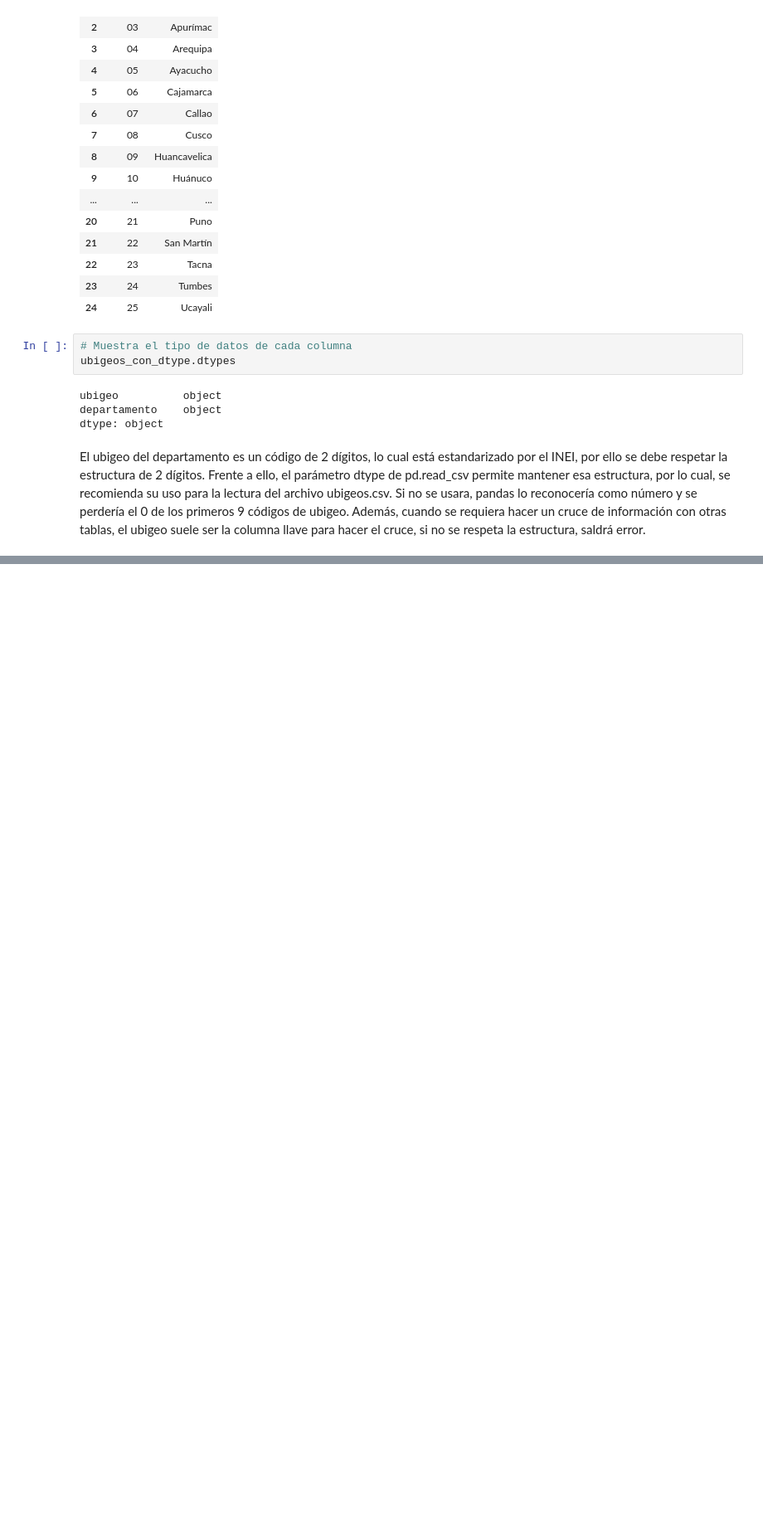
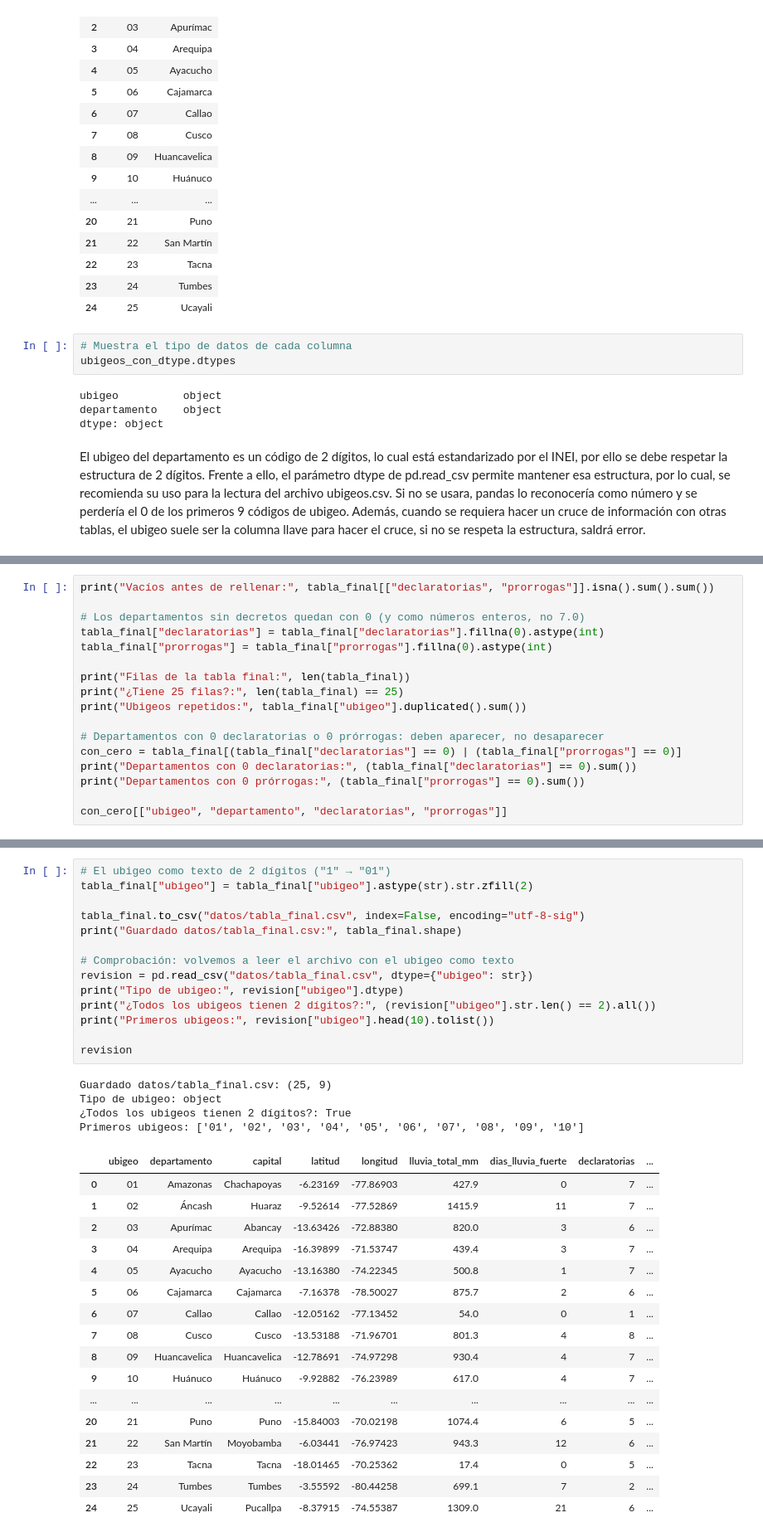
Before and after one commit to ximenapize/qlab_group12, a Jupyter notebook: assignment_2/cruce_analisis.ipynb, the cells around one changed output, grey strips where cells are left out. Shown at 83% size. Cells and saved outputs as stored; diff of their text form; blank space fills up the shorter version.

```diff
--- a/assignment_2/cruce_analisis.ipynb
+++ b/assignment_2/cruce_analisis.ipynb
@@ -103,0 +190,17 @@ El ubigeo del departamento es un código de 2 dígitos, lo cual está estandariz
+# %%
+print("Vacíos antes de rellenar:", tabla_final[["declaratorias", "prorrogas"]].isna().sum().sum())
+
+# Los departamentos sin decretos quedan con 0 (y como números enteros, no 7.0)
+tabla_final["declaratorias"] = tabla_final["declaratorias"].fillna(0).astype(int)
+tabla_final["prorrogas"] = tabla_final["prorrogas"].fillna(0).astype(int)
+
+print("Filas de la tabla final:", len(tabla_final))
+print("¿Tiene 25 filas?:", len(tabla_final) == 25)
+print("Ubigeos repetidos:", tabla_final["ubigeo"].duplicated().sum())
+
+# Departamentos con 0 declaratorias o 0 prórrogas: deben aparecer, no desaparecer
+con_cero = tabla_final[(tabla_final["declaratorias"] == 0) | (tabla_final["prorrogas"] == 0)]
+print("Departamentos con 0 declaratorias:", (tabla_final["declaratorias"] == 0).sum())
+print("Departamentos con 0 prórrogas:", (tabla_final["prorrogas"] == 0).sum())
+
+con_cero[["ubigeo", "departamento", "declaratorias", "prorrogas"]]
@@ -103,0 +225,36 @@ El ubigeo del departamento es un código de 2 dígitos, lo cual está estandariz
+# %%
+# El ubigeo como texto de 2 dígitos ("1" → "01")
+tabla_final["ubigeo"] = tabla_final["ubigeo"].astype(str).str.zfill(2)
+
+tabla_final.to_csv("datos/tabla_final.csv", index=False, encoding="utf-8-sig")
+print("Guardado datos/tabla_final.csv:", tabla_final.shape)
+
+# Comprobación: volvemos a leer el archivo con el ubigeo como texto
+revision = pd.read_csv("datos/tabla_final.csv", dtype={"ubigeo": str})
+print("Tipo de ubigeo:", revision["ubigeo"].dtype)
+print("¿Todos los ubigeos tienen 2 dígitos?:", (revision["ubigeo"].str.len() == 2).all())
+print("Primeros ubigeos:", revision["ubigeo"].head(10).tolist())
+
+revision
+# %% [output]
+Guardado datos/tabla_final.csv: (25, 9)
+Tipo de ubigeo: object
+¿Todos los ubigeos tienen 2 dígitos?: True
+Primeros ubigeos: ['01', '02', '03', '04', '05', '06', '07', '08', '09', '10']
+|  | ubigeo | departamento | capital | latitud | longitud | lluvia_total_mm | dias_lluvia_fuerte | declaratorias | ... |
+| 0 | 01 | Amazonas | Chachapoyas | -6.23169 | -77.86903 | 427.9 | 0 | 7 | ... |
+| 1 | 02 | Áncash | Huaraz | -9.52614 | -77.52869 | 1415.9 | 11 | 7 | ... |
+| 2 | 03 | Apurímac | Abancay | -13.63426 | -72.88380 | 820.0 | 3 | 6 | ... |
+| 3 | 04 | Arequipa | Arequipa | -16.39899 | -71.53747 | 439.4 | 3 | 7 | ... |
+| 4 | 05 | Ayacucho | Ayacucho | -13.16380 | -74.22345 | 500.8 | 1 | 7 | ... |
+| 5 | 06 | Cajamarca | Cajamarca | -7.16378 | -78.50027 | 875.7 | 2 | 6 | ... |
+| 6 | 07 | Callao | Callao | -12.05162 | -77.13452 | 54.0 | 0 | 1 | ... |
+| 7 | 08 | Cusco | Cusco | -13.53188 | -71.96701 | 801.3 | 4 | 8 | ... |
+| 8 | 09 | Huancavelica | Huancavelica | -12.78691 | -74.97298 | 930.4 | 4 | 7 | ... |
+| 9 | 10 | Huánuco | Huánuco | -9.92882 | -76.23989 | 617.0 | 4 | 7 | ... |
+| ... | ... | ... | ... | ... | ... | ... | ... | ... | ... |
+| 20 | 21 | Puno | Puno | -15.84003 | -70.02198 | 1074.4 | 6 | 5 | ... |
+| 21 | 22 | San Martín | Moyobamba | -6.03441 | -76.97423 | 943.3 | 12 | 6 | ... |
+| 22 | 23 | Tacna | Tacna | -18.01465 | -70.25362 | 17.4 | 0 | 5 | ... |
+| 23 | 24 | Tumbes | Tumbes | -3.55592 | -80.44258 | 699.1 | 7 | 2 | ... |
+| 24 | 25 | Ucayali | Pucallpa | -8.37915 | -74.55387 | 1309.0 | 21 | 6 | ... |
```
Also changed, not shown: parts of 31 cells of this notebook, 1 other file.
